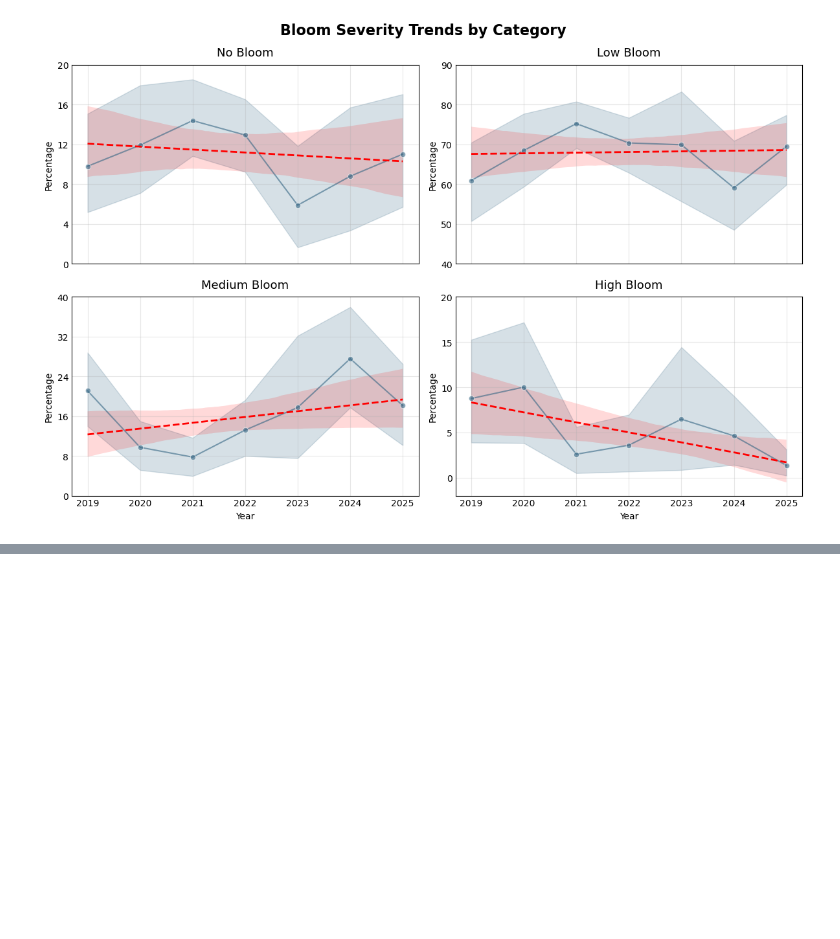
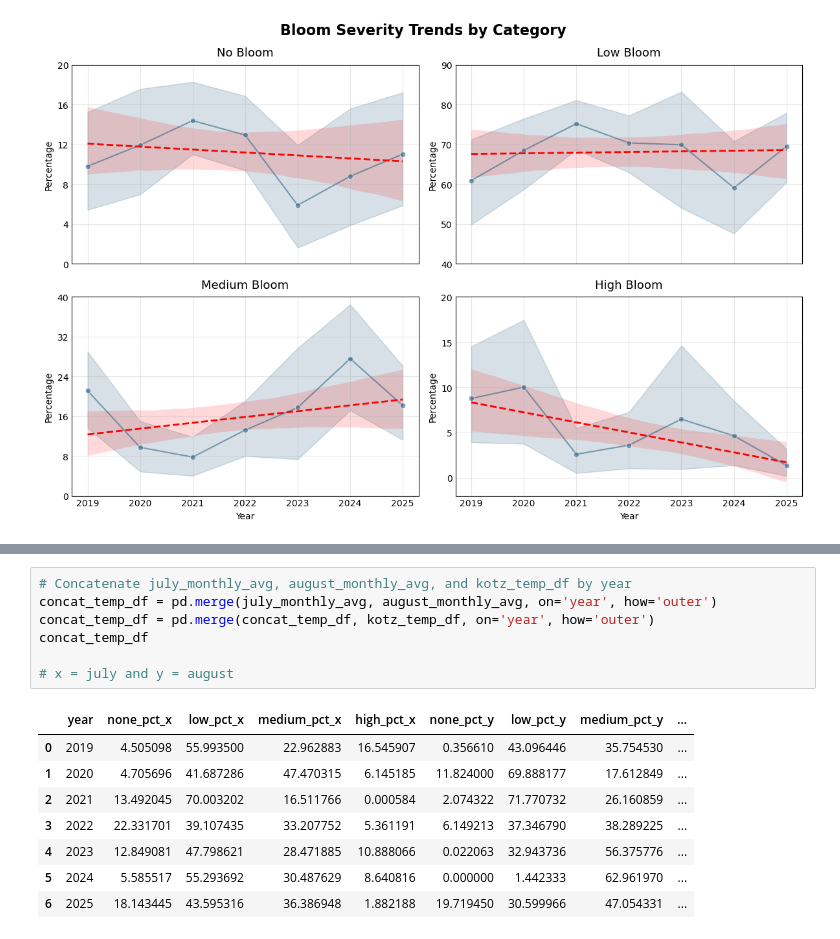
Before and after one commit to jlzamary/WCS-Lagoon-Analysis, a Jupyter notebook: Notebooks/Current/krusenstern_analysis_sp26.ipynb, the cells around one changed output, grey strips where cells are left out. Saved outputs shown, nothing was run; the diff lists cells and outputs as text; blank space fills up the shorter version.

```diff
--- a/Notebooks/Current/krusenstern_analysis_sp26.ipynb
+++ b/Notebooks/Current/krusenstern_analysis_sp26.ipynb
@@ -1159,0 +1206,16 @@ plt.show()
+# %%
+# Concatenate july_monthly_avg, august_monthly_avg, and kotz_temp_df by year
+concat_temp_df = pd.merge(july_monthly_avg, august_monthly_avg, on='year', how='outer')
+concat_temp_df = pd.merge(concat_temp_df, kotz_temp_df, on='year', how='outer')
+concat_temp_df
+
+# x = july and y = august
+# %% [output]
+|  | year | none_pct_x | low_pct_x | medium_pct_x | high_pct_x | none_pct_y | low_pct_y | medium_pct_y | ... |
+| 0 | 2019 | 4.505098 | 55.993500 | 22.962883 | 16.545907 | 0.356610 | 43.096446 | 35.754530 | ... |
+| 1 | 2020 | 4.705696 | 41.687286 | 47.470315 | 6.145185 | 11.824000 | 69.888177 | 17.612849 | ... |
+| 2 | 2021 | 13.492045 | 70.003202 | 16.511766 | 0.000584 | 2.074322 | 71.770732 | 26.160859 | ... |
+| 3 | 2022 | 22.331701 | 39.107435 | 33.207752 | 5.361191 | 6.149213 | 37.346790 | 38.289225 | ... |
+| 4 | 2023 | 12.849081 | 47.798621 | 28.471885 | 10.888066 | 0.022063 | 32.943736 | 56.375776 | ... |
+| 5 | 2024 | 5.585517 | 55.293692 | 30.487629 | 8.640816 | 0.000000 | 1.442333 | 62.961970 | ... |
+| 6 | 2025 | 18.143445 | 43.595316 | 36.386948 | 1.882188 | 19.719450 | 30.599966 | 47.054331 | ... |
```
Also changed, not shown: parts of 5 cells of this notebook.
